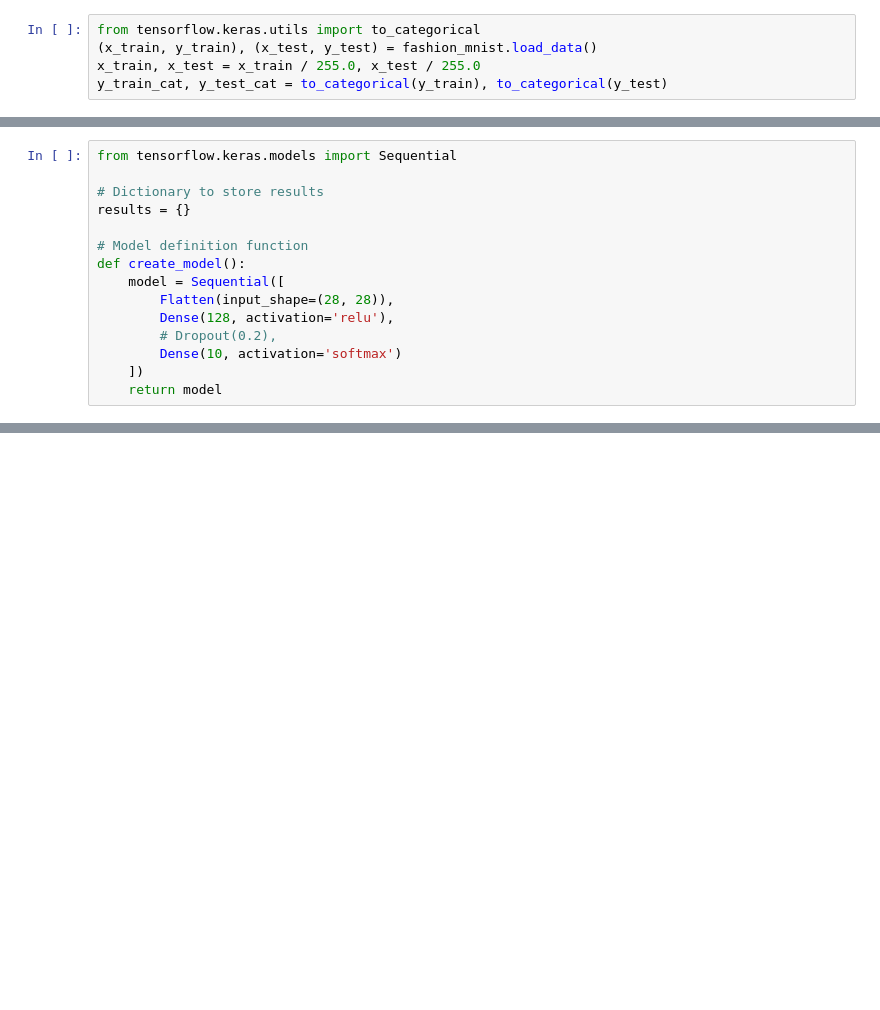
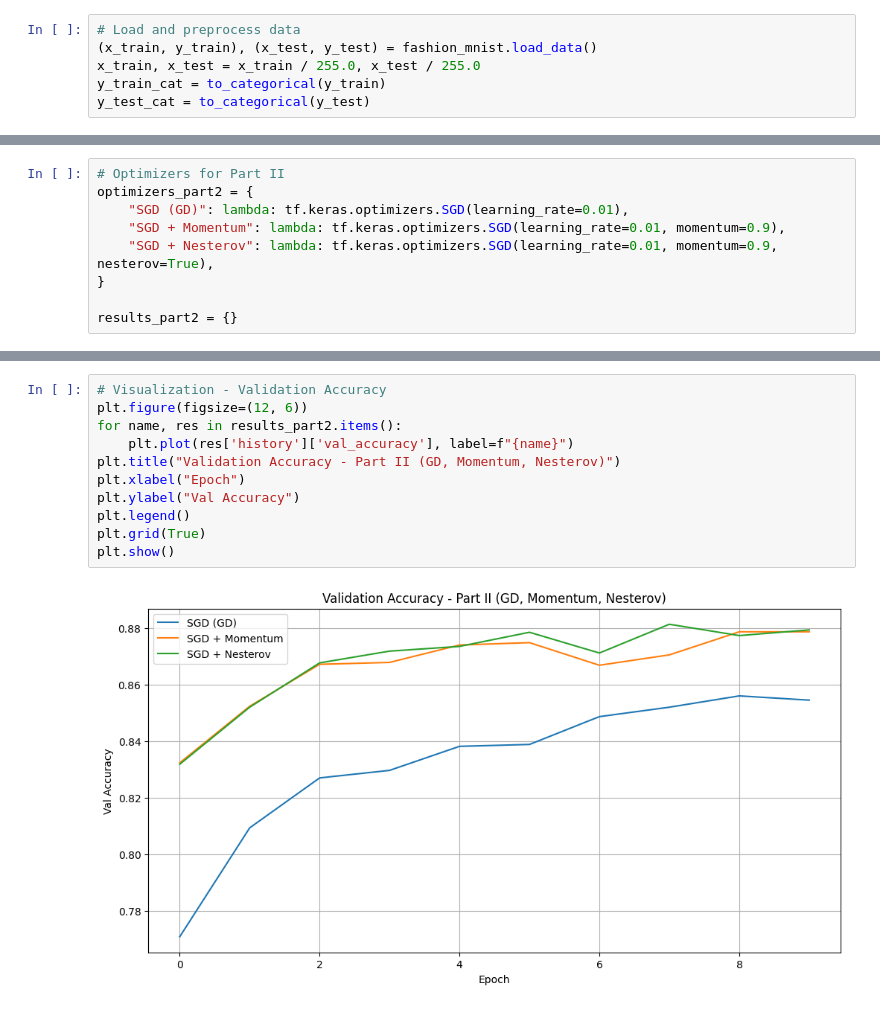
Before and after one commit to ab3lT/deep-learning-optimizer-comparison, a Jupyter notebook: notebook/part-two.ipynb, the cells around one changed output, grey strips where cells are left out. Drawn from its saved outputs; the diff is of its cells as text; blank space fills up the shorter version.

```diff
--- a/notebook/part-two.ipynb
+++ b/notebook/part-two.ipynb
@@ -6,5 +10,6 @@ from tensorflow.keras.datasets import fashion_mnist
 # %%
-from tensorflow.keras.utils import to_categorical
+# Load and preprocess data
 (x_train, y_train), (x_test, y_test) = fashion_mnist.load_data()
 x_train, x_test = x_train / 255.0, x_test / 255.0
-y_train_cat, y_test_cat = to_categorical(y_train), to_categorical(y_test)
+y_train_cat = to_categorical(y_train)
+y_test_cat = to_categorical(y_test)
@@ -131,15 +26,0 @@ Both **Adam** and **RMSprop** are highly effective optimizers for training deep
-# %%
-from tensorflow.keras.models import Sequential
-
-# Dictionary to store results
-results = {}
-
-# Model definition function
-def create_model():
-    model = Sequential([
-        Flatten(input_shape=(28, 28)),
-        Dense(128, activation='relu'),
-        # Dropout(0.2),
-        Dense(10, activation='softmax')
-    ])
-    return model
@@ -224,0 +27,9 @@ Adagrad    - Accuracy: 0.8054, F1 Score: 0.8029
+# %%
+# Optimizers for Part II
+optimizers_part2 = {
+    "SGD (GD)": lambda: tf.keras.optimizers.SGD(learning_rate=0.01),
+    "SGD + Momentum": lambda: tf.keras.optimizers.SGD(learning_rate=0.01, momentum=0.9),
+    "SGD + Nesterov": lambda: tf.keras.optimizers.SGD(learning_rate=0.01, momentum=0.9, nesterov=True),
+}
+
+results_part2 = {}
@@ -224,0 +59,13 @@ Adagrad    - Accuracy: 0.8054, F1 Score: 0.8029
+# %%
+# Visualization - Validation Accuracy
+plt.figure(figsize=(12, 6))
+for name, res in results_part2.items():
+    plt.plot(res['history']['val_accuracy'], label=f"{name}")
+plt.title("Validation Accuracy - Part II (GD, Momentum, Nesterov)")
+plt.xlabel("Epoch")
+plt.ylabel("Val Accuracy")
+plt.legend()
+plt.grid(True)
+plt.show()
+# %% [output]
+[figure, added]
```
Also changed, not shown: parts of 10 cells of this notebook, 3 other files.
